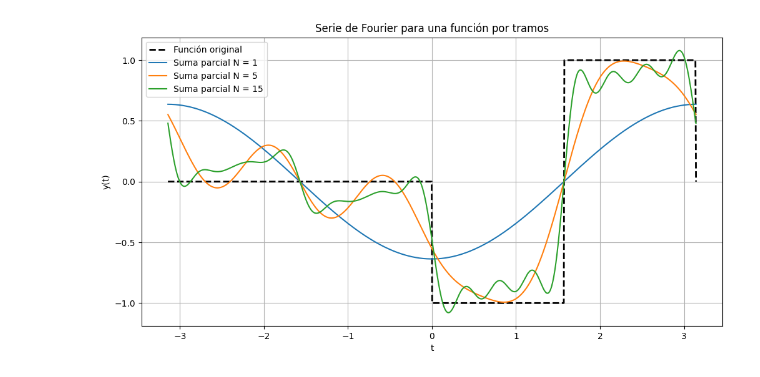
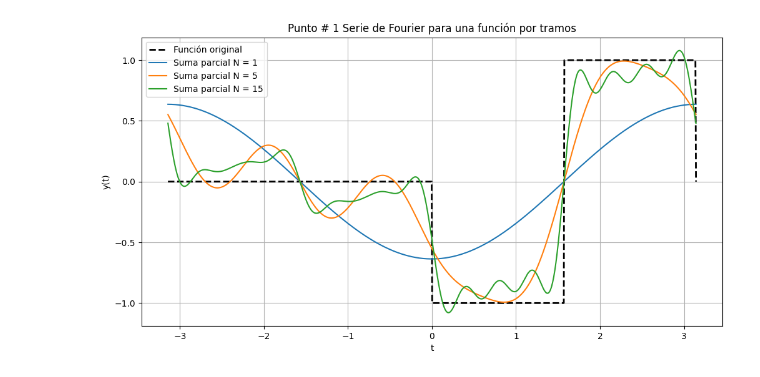
Before and after one commit to CarlosReyesM-202510062/Tarea-3, a Jupyter notebook: Tarea_3.ipynb, the cells around one changed output. Cells and saved outputs as stored; diff of their text form; code cells hidden in the pictures.

```diff
--- a/Tarea_3.ipynb
+++ b/Tarea_3.ipynb
@@ -11,33 +11,33 @@ def y_original(t):
     y[(t > 0) & (t < np.pi/2)] = -1
     y[(t > np.pi/2) & (t < np.pi)] = 1
     return y
 
 # Serie de Fourier parcial
 def y_fourier(t, N):
     result = np.zeros_like(t)
     for n in range(1, N + 1):
         an = -2 * np.sin(n * np.pi / 2) / (np.pi * n)
         bn = (-1 + np.cos(n * np.pi / 2) - (-1)**n) / (np.pi * n)
         result += an * np.cos(n * t) + bn * np.sin(n * t)
     return result
 
 # Gráfico
 plt.figure(figsize=(12, 6))
 
 # Función original
 plt.plot(t, y_original(t), 'k--', label='Función original', linewidth=2)
 
 # Sumas parciales para N = 1, 5, 15
 for N in [1, 5, 15]:
     y_N = y_fourier(t, N)
     plt.plot(t, y_N, label=f'Suma parcial N = {N}')
 
-plt.title('Serie de Fourier para una función por tramos')
+plt.title('Punto # 1 Serie de Fourier para una función por tramos')
 plt.xlabel('t')
 plt.ylabel('y(t)')
 plt.grid(True)
 plt.legend()
 plt.show()
 # %% [output]
-[figure, old version]
+[figure, new version]
 # %%
```
Also changed, not shown: parts of 1 cell of this notebook.
